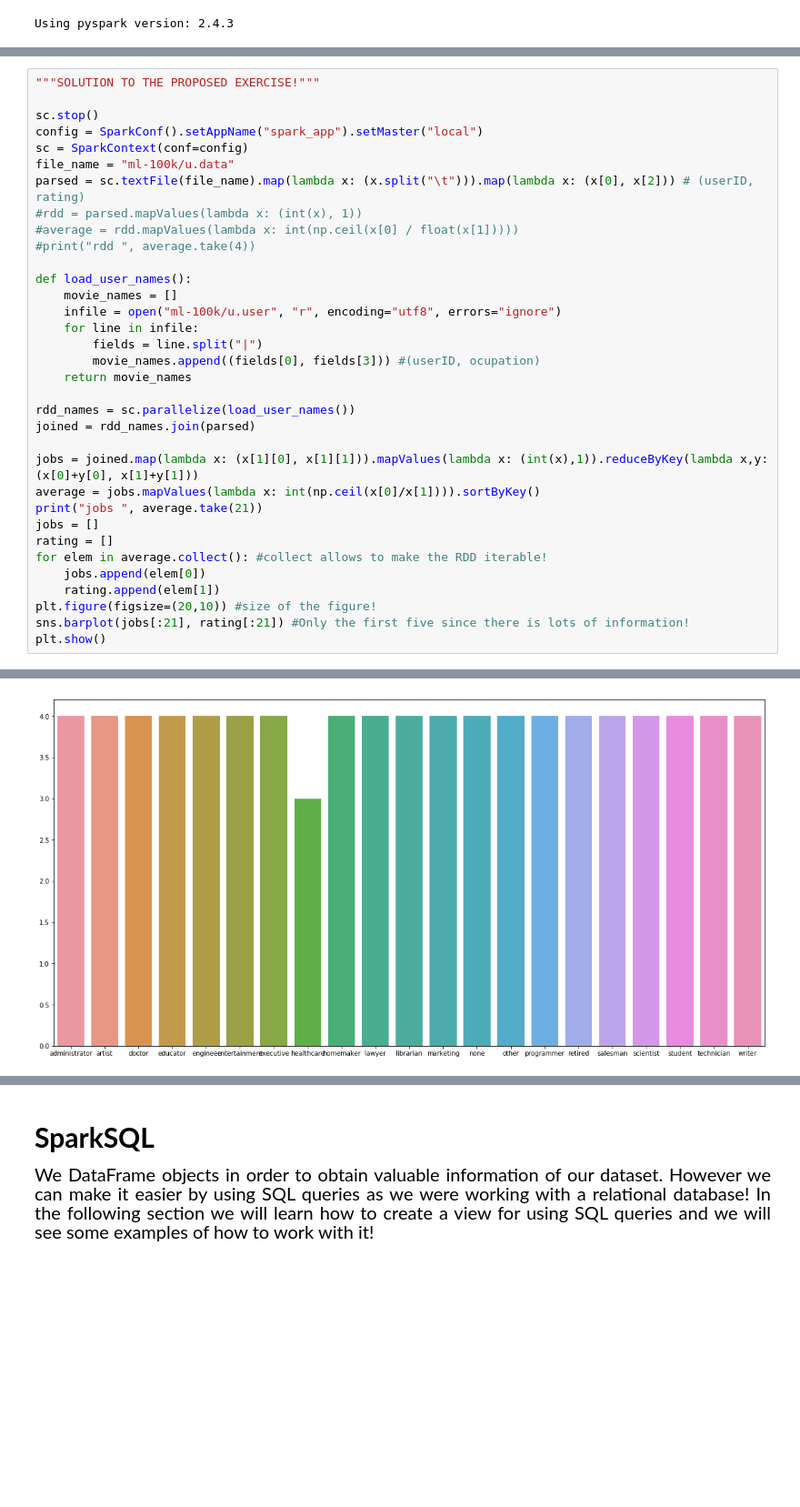
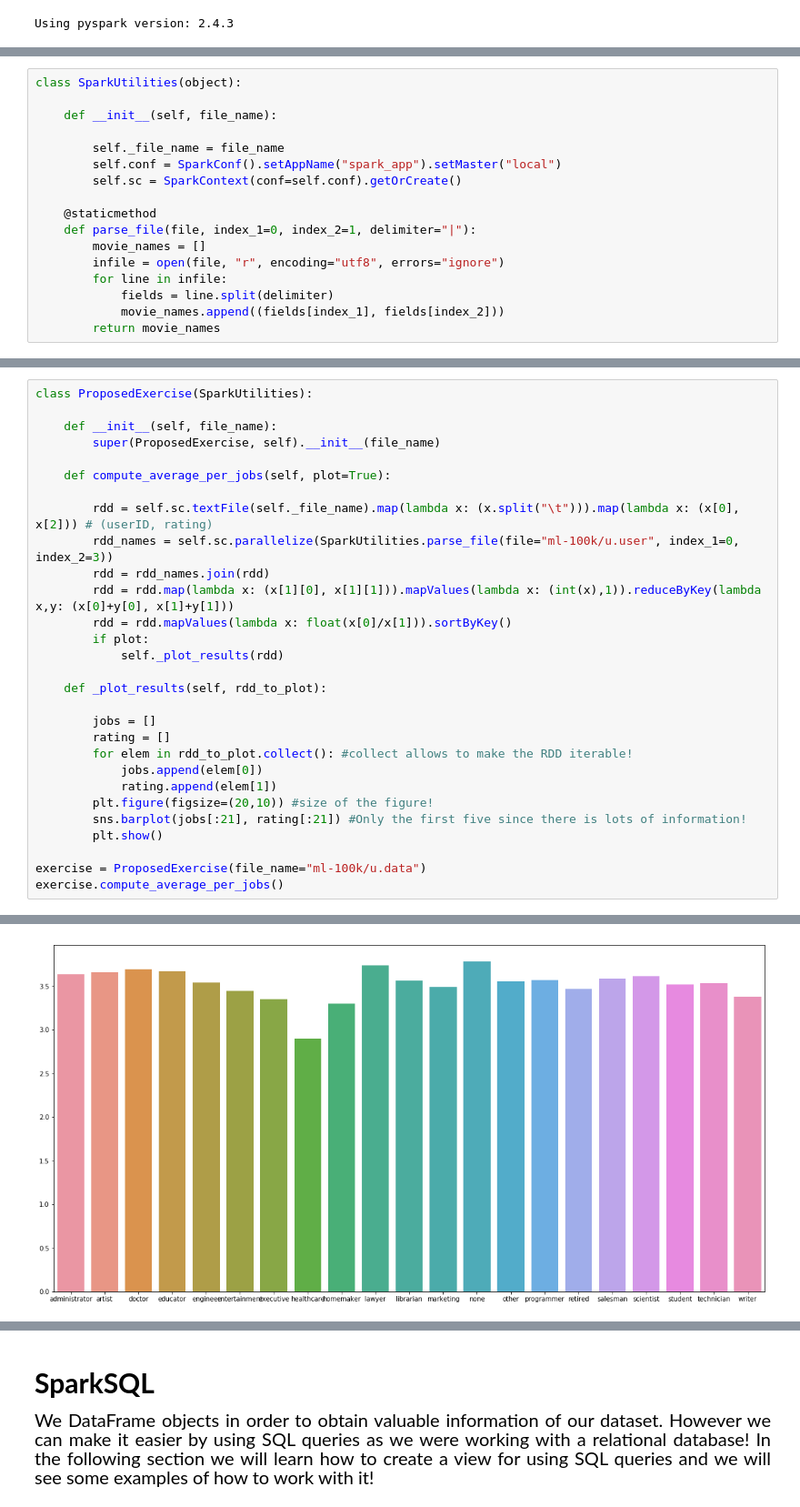
Before and after one commit to rubencr14/ML_models, a Jupyter notebook: ML_tutorials_nbviewer/Intro_to_Spark.ipynb, the cells around one changed output, grey strips where cells are left out. Shown at 91% size. Drawn from its saved outputs; the diff is of its cells as text; blank space fills up the shorter version.

Commit message:
Updated spark tutorial

```diff
--- a/ML_tutorials_nbviewer/Intro_to_Spark.ipynb
+++ b/ML_tutorials_nbviewer/Intro_to_Spark.ipynb
@@ -72,4 +71,21 @@ Now let us work a play a little bit wirh RDDs. First of all, we need to download
 <a target="_blank" href="https://grouplens.org/datasets/movielens/" style="text-decoration: none">MovieLens</a> dataset.
 
 </div>
+# %%
+class SparkUtilities(object):
+
+    def __init__(self, file_name):
+
+        self._file_name = file_name
+        self.conf = SparkConf().setAppName("spark_app").setMaster("local")
+        self.sc = SparkContext(conf=self.conf).getOrCreate()
+
+    @staticmethod
+    def parse_file(file, index_1=0, index_2=1, delimiter="|"):
+        movie_names = []
+        infile = open(file, "r", encoding="utf8", errors="ignore")
+        for line in infile:
+            fields = line.split(delimiter)
+            movie_names.append((fields[index_1], fields[index_2]))
+        return movie_names
 # %%
@@ -117,36 +136,31 @@ results  [('1', ('Toy Story (1995)', 4)), ('4', ('Get Shorty (1995)', 4)), ('8',
 </div>
 # %%
-"""SOLUTION TO THE PROPOSED EXERCISE!"""
+class ProposedExercise(SparkUtilities):
 
-sc.stop()
-config = SparkConf().setAppName("spark_app").setMaster("local")
-sc = SparkContext(conf=config)
-file_name = "ml-100k/u.data"
-parsed = sc.textFile(file_name).map(lambda x: (x.split("\t"))).map(lambda x: (x[0], x[2])) # (userID, rating)
-#rdd = parsed.mapValues(lambda x: (int(x), 1))
-#average = rdd.mapValues(lambda x: int(np.ceil(x[0] / float(x[1]))))
-#print("rdd ", average.take(4))
+    def __init__(self, file_name):
+        super(ProposedExercise, self).__init__(file_name)
 
-def load_user_names():
-    movie_names = []
-    infile = open("ml-100k/u.user", "r", encoding="utf8", errors="ignore")
-    for line in infile:
-        fields = line.split("|")
-        movie_names.append((fields[0], fields[3])) #(userID, ocupation)
-    return movie_names
+    def compute_average_per_jobs(self, plot=True):
 
-rdd_names = sc.parallelize(load_user_names())
-joined = rdd_names.join(parsed)
+        rdd = self.sc.textFile(self._file_name).map(lambda x: (x.split("\t"))).map(lambda x: (x[0], x[2])) # (userID, rating)
+        rdd_names = self.sc.parallelize(SparkUtilities.parse_file(file="ml-100k/u.user", index_1=0, index_2=3))
+        rdd = rdd_names.join(rdd)
+        rdd = rdd.map(lambda x: (x[1][0], x[1][1])).mapValues(lambda x: (int(x),1)).reduceByKey(lambda x,y: (x[0]+y[0], x[1]+y[1]))
+        rdd = rdd.mapValues(lambda x: float(x[0]/x[1])).sortByKey()
+        if plot:
+            self._plot_results(rdd)
 
-jobs = joined.map(lambda x: (x[1][0], x[1][1])).mapValues(lambda x: (int(x),1)).reduceByKey(lambda x,y: (x[0]+y[0], x[1]+y[1]))
-average = jobs.mapValues(lambda x: int(np.ceil(x[0]/x[1]))).sortByKey()
-print("jobs ", average.take(21))
-jobs = []
-rating = []
-for elem in average.collect(): #collect allows to make the RDD iterable!
-    jobs.append(elem[0])
-    rating.append(elem[1])
-plt.figure(figsize=(20,10)) #size of the figure!
-sns.barplot(jobs[:21], rating[:21]) #Only the first five since there is lots of information!
-plt.show()
+    def _plot_results(self, rdd_to_plot):
+
+        jobs = []
+        rating = []
+        for elem in rdd_to_plot.collect(): #collect allows to make the RDD iterable!
+            jobs.append(elem[0])
+            rating.append(elem[1])
+        plt.figure(figsize=(20,10)) #size of the figure!
+        sns.barplot(jobs[:21], rating[:21]) #Only the first five since there is lots of information!
+        plt.show()
+
+exercise = ProposedExercise(file_name="ml-100k/u.data")
+exercise.compute_average_per_jobs()
 # %% [output]
@@ -154,4 +167,4 @@ jobs  [('administrator', 4), ('artist', 4), ('doctor', 4), ('educator', 4), ('en
-[figure, old version]
+[figure, new version]
 # %% [markdown]
 <div style="text-align:justify; font-family: Garamond; font-size:20px; margin: 20px; margin-left: 0px; line-height: 24pt">
 So far we have seen how to create RDDs from files and how to use transformations and actions on RDDs in order to obtain informative results out of a dataset, in this case from movies. From Spark 2.0 there is an option that is to create dataframes which are built upon RDDs. Using this dataframes we can apply several methods on them. Later, we will see how we can use SQL queries in order to make data analysis even easier! <br>
```
Also changed, not shown: parts of 10 cells of this notebook.
